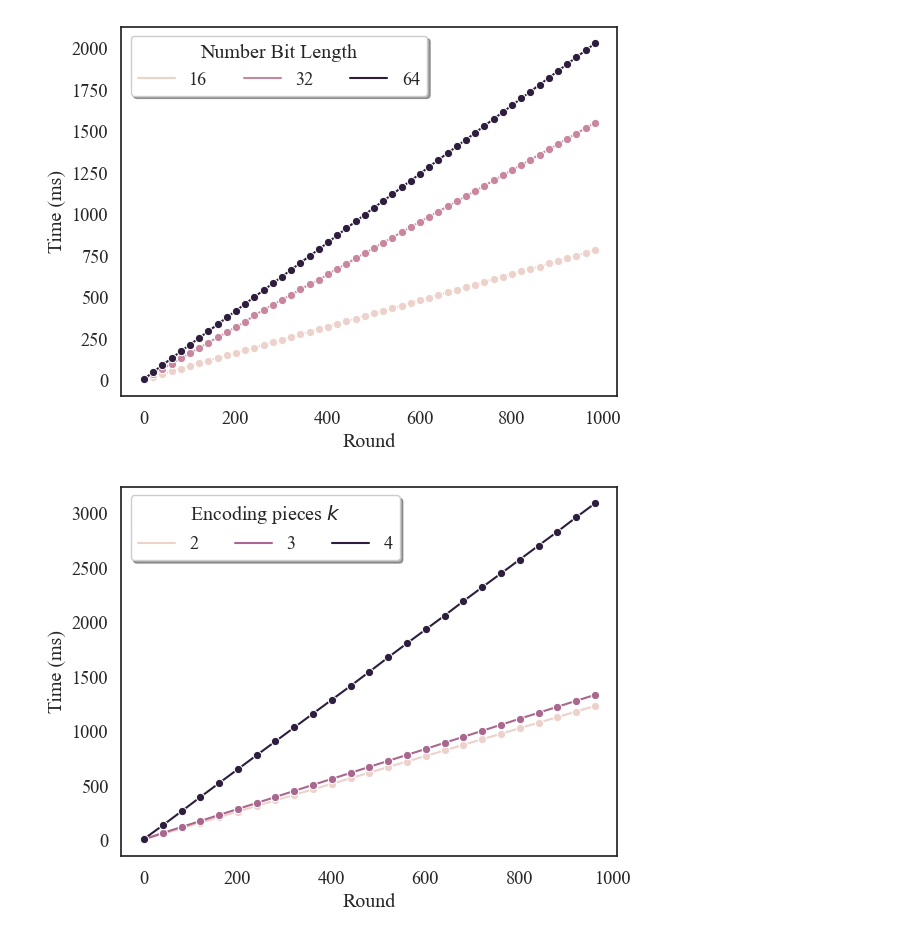
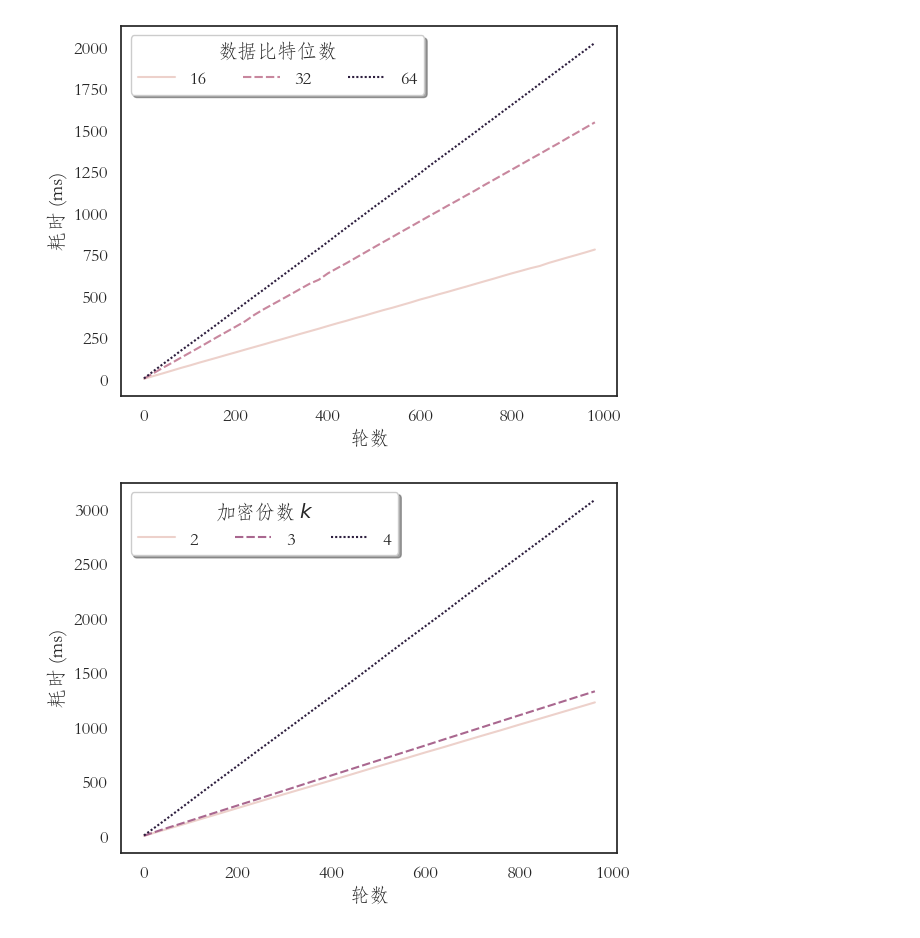
Before and after one commit to Carudy/OREC, a Jupyter notebook: plot.ipynb, the cells around one changed output. Drawn from its saved outputs; the diff is of its cells as text; code cells hidden in the pictures.

```diff
--- a/plot.ipynb
+++ b/plot.ipynb
@@ -9,40 +9,40 @@ import itertools
 import matplotlib.patches as mpatches
 # %%
 # speed
-sns.set(style="white", color_codes=True, font_scale=1.2, font="Times New Roman")
+sns.set(style="white", color_codes=True, font_scale=1.2, font="STFangsong")
 
 xs = list(range(1, 1000, 20))
 _ds = [16, 32, 64]
 dst = []
 for i in _ds:
     for _ in range(len(xs)):
         dst.append(i)
 
 ys = \
 [1.5048980712890625, 18.016576766967773, 33.83064270019531, 50.39811134338379, 67.10124015808105, 82.46278762817383, 99.06911849975586, 114.68982696533203, 130.2042007446289, 146.25191688537598, 161.7887020111084, 177.8404712677002, 193.39966773986816, 208.93049240112305, 225.11839866638184, 240.65017700195312, 256.67643547058105, 272.7224826812744, 288.24400901794434, 303.82847785949707, 320.34778594970703, 336.3995552062988, 351.4981269836426, 367.99097061157227, 383.044958114624, 399.56212043762207, 415.6146049499512, 430.133581161499, 446.1853504180908, 462.22591400146484, 479.4464111328125, 494.48394775390625, 510.6997489929199, 525.7508754730225, 541.7866706848145, 557.3251247406006, 573.5008716583252, 589.5578861236572, 605.1661968231201, 621.7091083526611, 637.7620697021484, 652.8172492980957, 668.3359146118164, 681.5779209136963, 700.5279064178467, 716.5653705596924, 732.6164245605469, 748.136043548584, 764.1887664794922, 780.9171676635742] \
 + [2.9997825622558594, 34.53660011291504, 66.53904914855957, 96.85659408569336, 128.63898277282715, 159.69014167785645, 191.04814529418945, 223.02985191345215, 254.96768951416016, 285.8877182006836, 317.17872619628906, 348.8476276397705, 387.53581047058105, 420.55249214172363, 451.1148929595947, 481.6439151763916, 512.3543739318848, 543.9889430999756, 574.8019218444824, 598.8516807556152, 637.8860473632812, 668.572187423706, 698.7566947937012, 730.5088043212891, 762.425422668457, 794.2752838134766, 825.9155750274658, 856.9207191467285, 888.7360095977783, 919.6877479553223, 951.3897895812988, 982.776403427124, 1013.427734375, 1044.9962615966797, 1075.1655101776123, 1106.5943241119385, 1137.169599533081, 1169.875144958496, 1200.8614540100098, 1232.1977615356445, 1263.354778289795, 1294.5466041564941, 1326.2159824371338, 1356.7707538604736, 1388.81254196167, 1419.6386337280273, 1452.2700309753418, 1483.762502670288, 1515.902042388916, 1547.5444793701172] \
 + [4.011392593383789, 46.51021957397461, 87.86487579345703, 128.7553310394287, 170.97926139831543, 211.16375923156738, 251.73568725585938, 292.0238971710205, 333.0855369567871, 375.05650520324707, 415.6451225280762, 457.5808048248291, 498.87537956237793, 538.9699935913086, 580.5714130401611, 621.7820644378662, 663.0957126617432, 704.1397094726562, 745.7482814788818, 785.9132289886475, 827.6383876800537, 870.2852725982666, 912.0078086853027, 953.7765979766846, 995.0838088989258, 1037.1983051300049, 1077.219009399414, 1118.0007457733154, 1158.599615097046, 1200.3066539764404, 1240.88716506958, 1284.217119216919, 1325.0858783721924, 1365.8928871154785, 1406.7494869232178, 1447.3693370819092, 1488.1224632263184, 1530.7765007019043, 1571.1872577667236, 1612.9989624023438, 1653.9568901062012, 1695.4054832458496, 1736.7382049560547, 1778.6552906036377, 1819.6909427642822, 1861.2568378448486, 1902.4074077606201, 1944.202184677124, 1984.53688621521, 2026.5939235687256]
 
 df = pd.DataFrame({
     'Bit':  dst,
     'Round': xs * len(_ds),
     'Time': ys,
 })
 
-fig = sns.lineplot(data=df, x='Round', y='Time', hue='Bit', marker='o')
+fig = sns.lineplot(data=df, x='Round', y='Time', hue='Bit', style="Bit", dashes=True)
 
-fig.set_xlabel('Round')
-fig.set_ylabel('Time (ms)')
+fig.set_xlabel(u'轮数')
+fig.set_ylabel(u'耗时 (ms)')
 
-fig.legend(loc='upper left', bbox_to_anchor=(0, 1.), ncol=3, fancybox=True, shadow=True, title='Number Bit Length')
+fig.legend(loc='upper left', bbox_to_anchor=(0, 1.), ncol=3, fancybox=True, shadow=True, title=u'数据比特位数')
 # fig.set_ylim(80, 101)
 
 fig.figure.savefig(r'D:/work/orec/figure/cpu.pdf', bbox_inches='tight')
 # %% [output]
-[figure, old version]
+[figure, new version]
 # %%
 # speed on k
-sns.set(style="white", color_codes=True, font_scale=1.2, font="Times New Roman")
+sns.set(style="white", color_codes=True, font_scale=1.2, font="STFangsong")
 
 xs = list(range(1, 1000, 40))
 _ds = [2, 3, 4]
@@ -62,16 +62,16 @@ df = pd.DataFrame({
     'Time': ys,
 })
 
-fig = sns.lineplot(data=df, x='Round', y='Time', hue='K', marker='o')
+fig = sns.lineplot(data=df, x='Round', y='Time', hue='K', style="K", dashes=True)
 
-fig.set_xlabel('Round')
-fig.set_ylabel('Time (ms)')
+fig.set_xlabel('轮数')
+fig.set_ylabel('耗时 (ms)')
 
-fig.legend(loc='upper left', bbox_to_anchor=(0, 1.001), ncol=3, fancybox=True, shadow=True, title='Encoding pieces $k$')
+fig.legend(loc='upper left', bbox_to_anchor=(0, 1.001), ncol=3, fancybox=True, shadow=True, title='加密份数 $k$')
 # fig.set_ylim(80, 101)
 
 fig.figure.savefig(r'D:/work/orec/figure/cpu_k.pdf', bbox_inches='tight')
 # %% [output]
-[figure, old version]
+[figure, new version]
 # %%
 # snn vs orec
```
Also changed, not shown: parts of 2 cells of this notebook, 7 other files.
